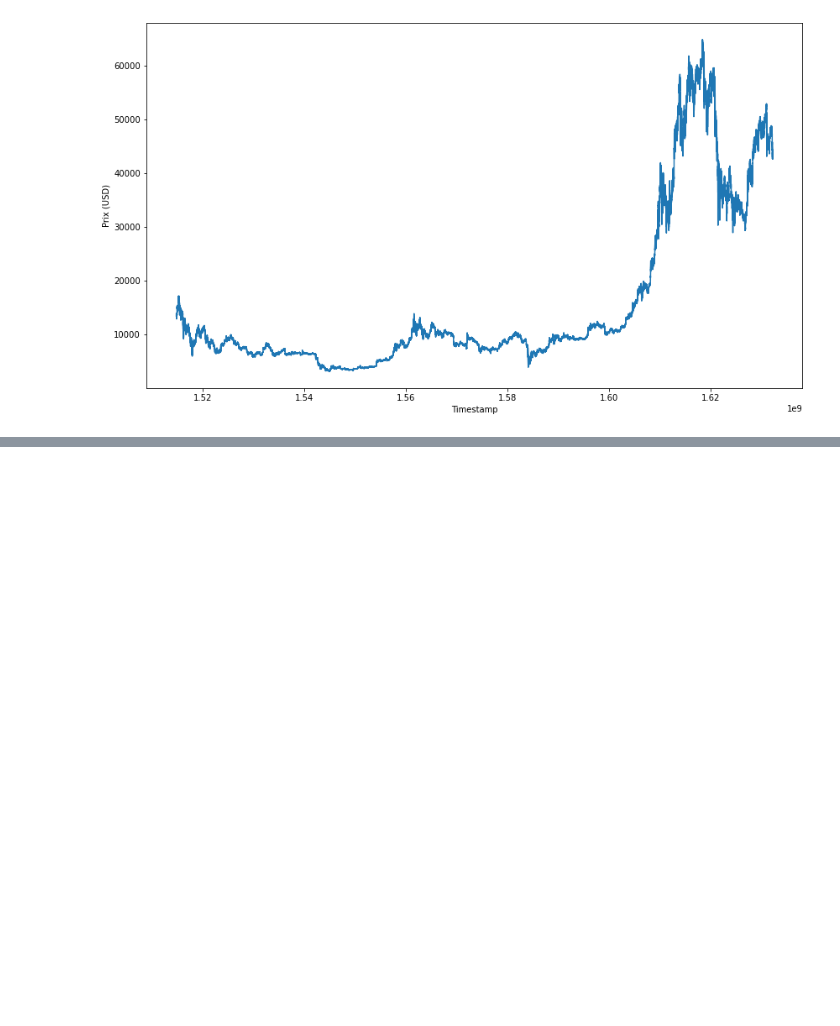
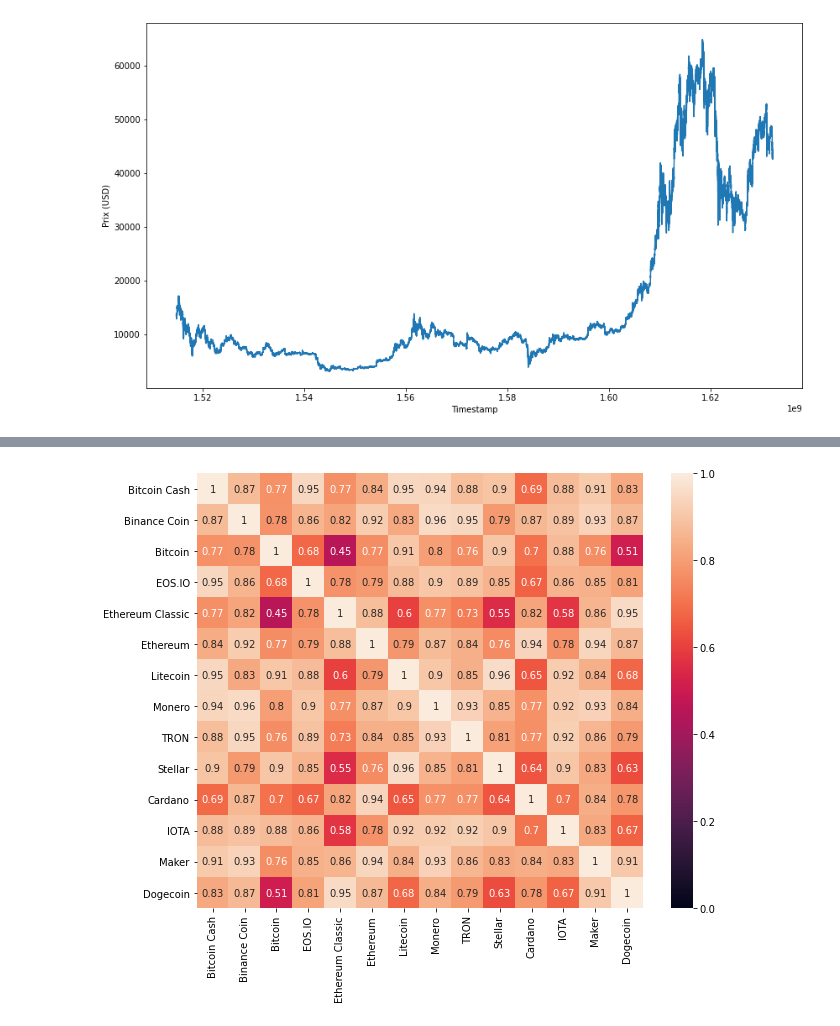
Before and after one commit to QBRAEM/crypto, a Jupyter notebook: crypto_exploration.ipynb, the cells around one changed output, grey strips where cells are left out. Cells and saved outputs as stored; diff of their text form; code cells hidden in the pictures; blank space fills up the shorter version.

```diff
--- a/crypto_exploration.ipynb
+++ b/crypto_exploration.ipynb
@@ -241,0 +334,6 @@ plt.show()
+# %%
+df_assets_1_year = pd.DataFrame()
+for asset in d_assets_1_year.values():
+    df_assets_1_year = df_assets_1_year.join(asset["Asset_Data"].Close, rsuffix=asset["Asset_Name"], how="outer")
+df_assets_1_year.columns = [asset["Asset_Name"] for asset in d_assets_1_year.values()]
+df_assets_1_year.head(5)
@@ -241,0 +348,6 @@ plt.show()
+# %%
+plt.figure(figsize=(10, 8))
+sns.heatmap(df_assets_1_year.corr(), vmin=0, vmax=1, annot=True)
+plt.show()
+# %% [output]
+[figure, added]
```
Also changed, not shown: parts of 18 cells of this notebook.
